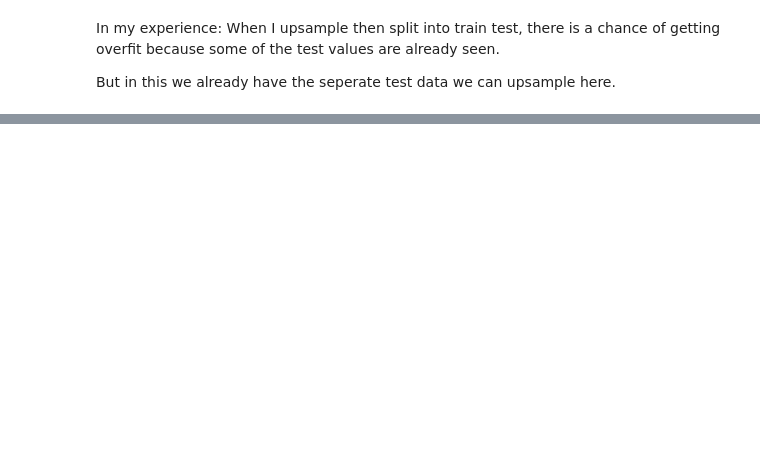
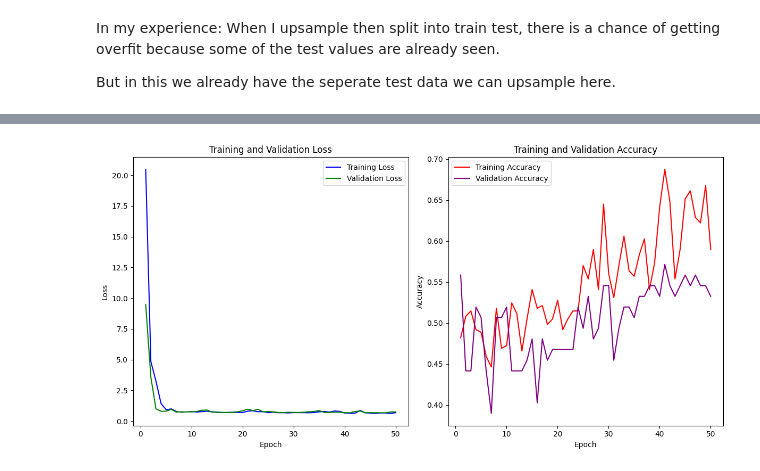
Before and after one commit to MuneefMumthas/CO653-TEAM-EM, a Jupyter notebook: CO653-TEAM-EM.ipynb, the cells around one changed output, grey strips where cells are left out. Cells and saved outputs as stored; diff of their text form; code cells hidden in the pictures; blank space fills up the shorter version.

```diff
--- a/CO653-TEAM-EM.ipynb
+++ b/CO653-TEAM-EM.ipynb
@@ -258,0 +544,2 @@ train_upsample.head()
+# %%
+early_stopping = EarlyStopping(monitor='val_loss', mode='min', patience=25, verbose=1)
@@ -258,0 +634,18 @@ train_upsample.head()
+# %%
+#Creating a model for csv dataset
+model_2 = tf.keras.Sequential([
+    tf.keras.layers.Dense(32, activation='relu', input_shape=(X_train_down.shape[1],)),
+    tf.keras.layers.Dense(16, activation='relu'),
+    tf.keras.layers.Dense(1, activation='sigmoid')
+])
+# %%
+model_2.compile(loss=tf.keras.losses.BinaryCrossentropy(),
+                optimizer=tf.keras.optimizers.Adam(learning_rate=0.001),
+                metrics=['accuracy'])
+
+# Training the model
+history = model_2.fit(X_train_down, y_train_down,
+                      epochs=50,
+                      validation_data=(X_test_down, y_test_down),
+                      callbacks=[mc, early_stopping],
+                      verbose=1)
@@ -258,0 +670,32 @@ train_upsample.head()
+# %%
+loss = history.history['loss']
+val_loss = history.history['val_loss']
+accuracy = history.history['accuracy']
+val_accuracy = history.history['val_accuracy']
+epochs = range(1, len(loss) + 1)
+
+# Plotting both loss and accuracy in one figure
+plt.figure(figsize=(12, 6))
+
+# First subplot for loss
+plt.subplot(1, 2, 1)
+plt.plot(epochs, loss, label='Training Loss', color='blue')
+plt.plot(epochs, val_loss, label='Validation Loss', color='green')
+plt.title('Training and Validation Loss')
+plt.xlabel('Epoch')
+plt.ylabel('Loss')
+plt.legend()
+
+# Second subplot for accuracy
+plt.subplot(1, 2, 2)
+plt.plot(epochs, accuracy, label='Training Accuracy', color='red')
+plt.plot(epochs, val_accuracy, label='Validation Accuracy', color='purple')
+plt.title('Training and Validation Accuracy')
+plt.xlabel('Epoch')
+plt.ylabel('Accuracy')
+plt.legend()
+
+plt.tight_layout()
+plt.show()
+# %% [output]
+[figure, added]
```
Also changed, not shown: parts of 49 cells of this notebook.
